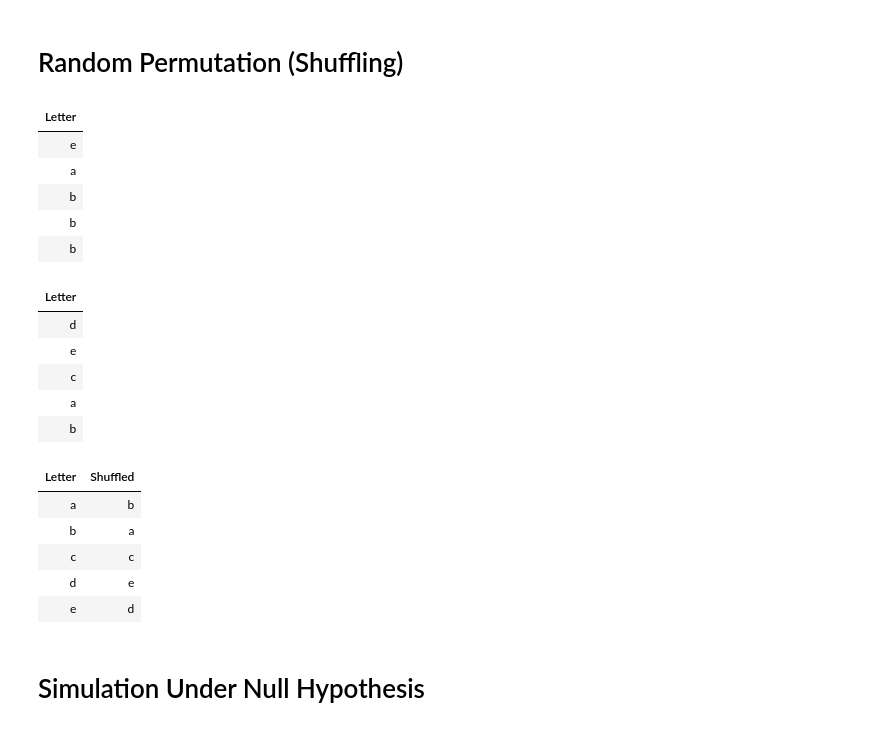
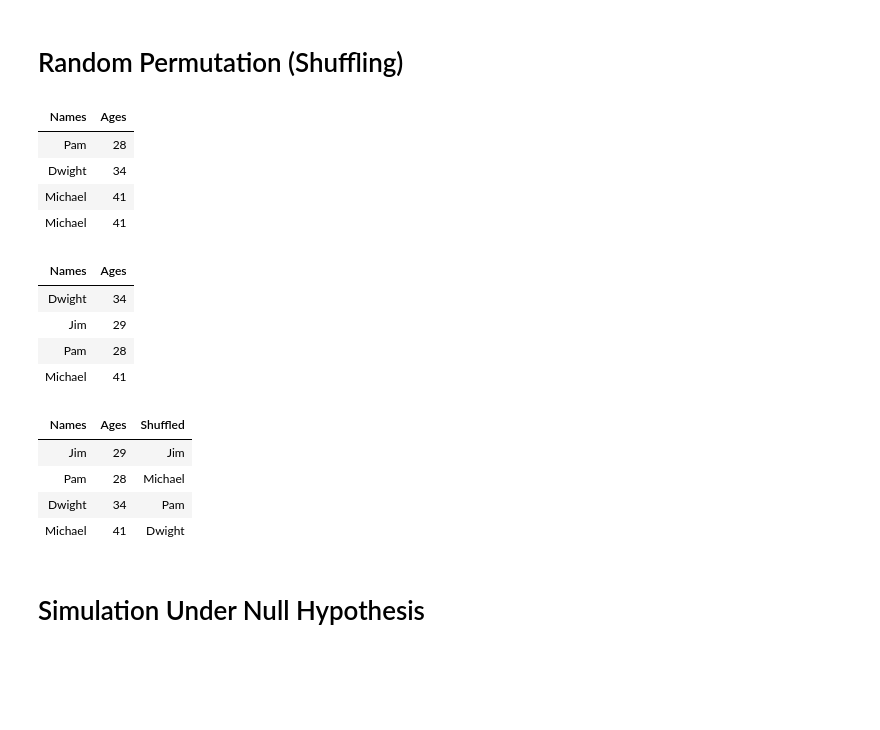
Before and after one commit to data-8/materials-fa20, a Jupyter notebook: lec/lec19.ipynb, the cells around one changed output. Drawn from its saved outputs; the diff is of its cells as text; code cells hidden in the pictures; blank space fills up the shorter version.

```diff
--- a/lec/lec19.ipynb
+++ b/lec/lec19.ipynb
@@ -79,30 +77,32 @@ letters = Table().with_column('Letter', make_array('a', 'b', 'c', 'd', 'e'))
+# %%
+staff = Table().with_columns(
+    'Names', make_array('Jim', 'Pam', 'Dwight', 'Michael'),
+    'Ages', make_array(29, 28, 34, 41)
+)
 # %%
-letters.sample()
+staff.sample()
 # %% [output]
-| Letter |
-| e |
-| a |
-| b |
-| b |
-| b |
+| Names | Ages |
+| Pam | 28 |
+| Dwight | 34 |
+| Michael | 41 |
+| Michael | 41 |
 # %%
-letters.sample(with_replacement = False)
+staff.sample(with_replacement = False)
 # %% [output]
-| Letter |
-| d |
-| e |
-| c |
-| a |
-| b |
+| Names | Ages |
+| Dwight | 34 |
+| Jim | 29 |
+| Pam | 28 |
+| Michael | 41 |
 # %%
-letters.with_column('Shuffled', letters.sample(with_replacement = False).column(0))
+staff.with_column('Shuffled', staff.sample(with_replacement = False).column(0))
 # %% [output]
-| Letter | Shuffled |
-| a | b |
-| b | a |
-| c | c |
-| d | e |
-| e | d |
+| Names | Ages | Shuffled |
+| Jim | 29 | Jim |
+| Pam | 28 | Michael |
+| Dwight | 34 | Pam |
+| Michael | 41 | Dwight |
 # %% [markdown]
 # Simulation Under Null Hypothesis
 # %%
```
Also changed, not shown: parts of 1 cell of this notebook.
